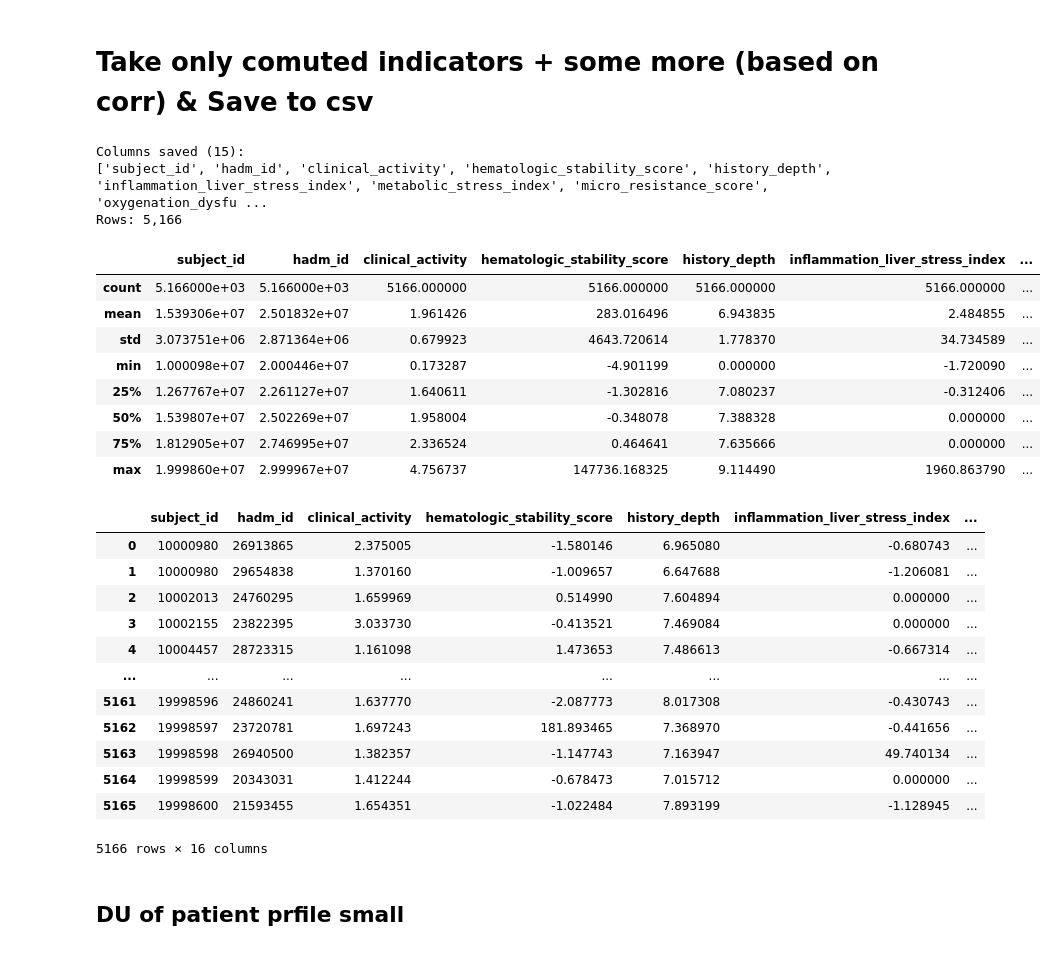
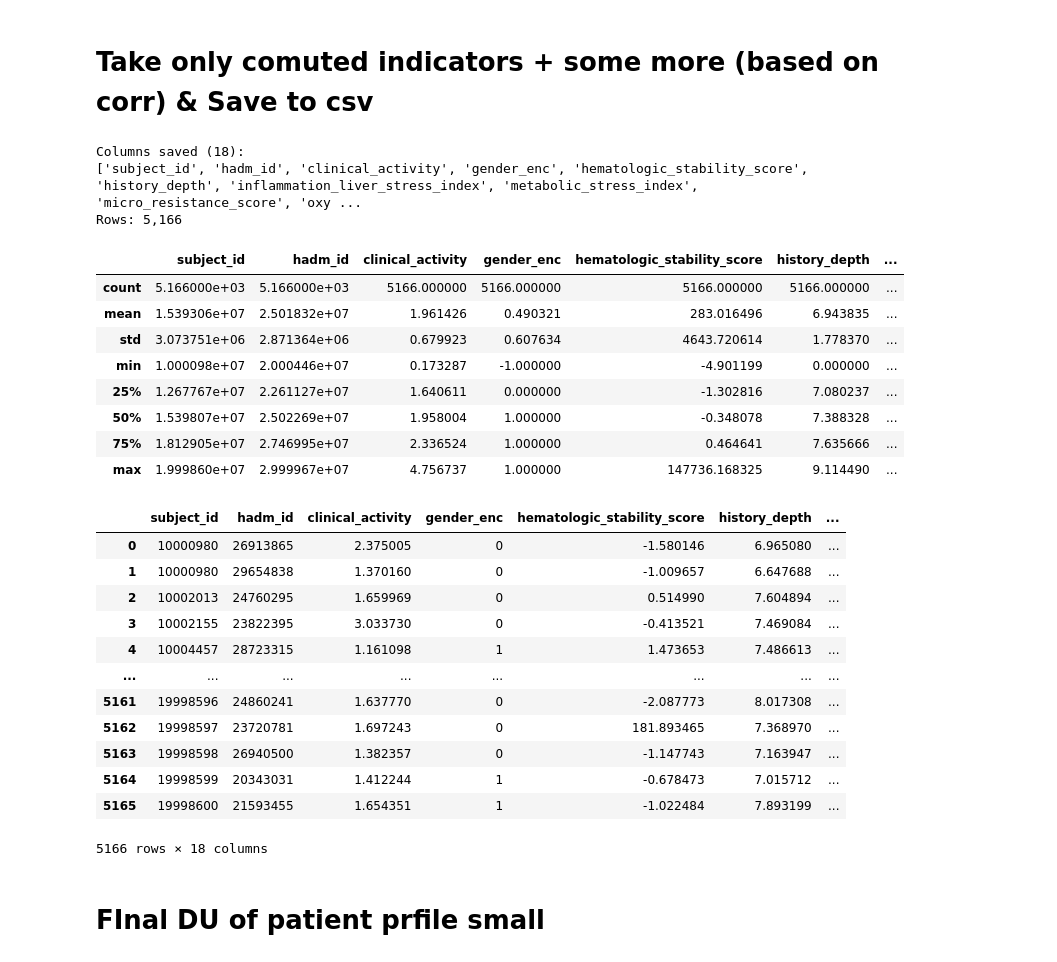
Before and after one commit to alexandermittet/Data_Analytics_for_Health_UniPi, a Jupyter notebook: code/1.2_create_patient_profile.ipynb, the cells around one changed output. Drawn from its saved outputs; the diff is of its cells as text; code cells hidden in the pictures.

```diff
--- a/code/1.2_create_patient_profile.ipynb
+++ b/code/1.2_create_patient_profile.ipynb
@@ -716,7 +716,7 @@ def compute_indicators_and_run_corr(df, data_dir=None, save_plots=True, corr_thr
       3) indicators + small old feature set ['age','n_total_admissions','is_dead','gender']
     Returns: (df_out, corr_results)
     """
-    d = df.copy()
+    d = df.copy()   #'num_imaging_tests', 'num_labs', 'total_microbio_events', 'n_total_admissions'
 
     # --- safe fills for counts / spans (absence -> 0) ---
     counts = ['num_imaging_tests', 'num_labs', 'total_microbio_events', 'total_procedures']
@@ -862,7 +862,7 @@ def compute_indicators_and_run_corr(df, data_dir=None, save_plots=True, corr_thr
     # keep only existing
     old_all = [c for c in core_features_local if c in d.columns]
 
-    small_old = [c for c in ['age','n_total_admissions','is_dead','gender', 'abnormal_ratio', 'qc_fail_ratio'] if c in d.columns]
+    small_old = [c for c in ['num_unique_icd', 'age','n_total_admissions','is_dead','gender', 'abnormal_ratio', 'qc_fail_ratio', 'num_imaging_tests', 'num_labs', 'total_microbio_events', 'n_total_admissions'] if c in d.columns]
 
     # where to save plots
     save_dir = os.path.abspath('.') if data_dir is None else data_dir
@@ -979,58 +985,58 @@ Name: count, dtype: int64
 # %%
 # Build patient_profile_small = subject_id + hadm_id + newly created indicators (exclude has_*) + requested extras
 orig_cols = set(patient_profile.columns)
 new_cols = [c for c in patient_profile_new.columns if c not in orig_cols]
 
 # exclude any has_ columns
 new_indicator_cols = [c for c in new_cols if not c.startswith('has_')]
 
-# requested extras
-extras = ['age','n_total_admissions','is_dead','gender','abnormal_ratio','qc_fail_ratio']
+# extras: NOTE no num_imaging_tests bc high corr with history_depth
+extras = ['age','n_total_admissions','is_dead','gender_enc', 'abnormal_ratio', 'qc_fail_ratio', 'num_labs', 'total_microbio_events', 'n_total_admissions']
 extras_present = [c for c in extras if c in patient_profile_new.columns]
 
 # final ordered, unique list (defensive: keep only columns that actually exist)
 final_cols = ['subject_id', 'hadm_id'] + sorted(new_indicator_cols) + extras_present
 final_cols = [c for i, c in enumerate(final_cols) if c in patient_profile_new.columns and c not in final_cols[:i]]
 
 patient_profile_small = patient_profile_new[final_cols].copy()
 
 print(f"Columns saved ({len(patient_profile_small.columns)}):")
 print(patient_profile_small.columns.tolist())
 print(f"Rows: {len(patient_profile_small):,}")
 patient_profile_small.describe()
 # %% [output]
-Columns saved (15):
-['subject_id', 'hadm_id', 'clinical_activity', 'hematologic_stability_score', 'history_depth', 'inflammation_liver_stress_index', 'metabolic_stress_index', 'micro_resistance_score', 'oxygenation_dysfu ...
+Columns saved (18):
+['subject_id', 'hadm_id', 'clinical_activity', 'gender_enc', 'hematologic_stability_score', 'history_depth', 'inflammation_liver_stress_index', 'metabolic_stress_index', 'micro_resistance_score', 'oxy ...
 Rows: 5,166
-|  | subject_id | hadm_id | clinical_activity | hematologic_stability_score | history_depth | inflammation_liver_stress_index | ... |
+|  | subject_id | hadm_id | clinical_activity | gender_enc | hematologic_stability_score | history_depth | ... |
 | count | 5.166000e+03 | 5.166000e+03 | 5166.000000 | 5166.000000 | 5166.000000 | 5166.000000 | ... |
-| mean | 1.539306e+07 | 2.501832e+07 | 1.961426 | 283.016496 | 6.943835 | 2.484855 | ... |
-| std | 3.073751e+06 | 2.871364e+06 | 0.679923 | 4643.720614 | 1.778370 | 34.734589 | ... |
-| min | 1.000098e+07 | 2.000446e+07 | 0.173287 | -4.901199 | 0.000000 | -1.720090 | ... |
-| 25% | 1.267767e+07 | 2.261127e+07 | 1.640611 | -1.302816 | 7.080237 | -0.312406 | ... |
-| 50% | 1.539807e+07 | 2.502269e+07 | 1.958004 | -0.348078 | 7.388328 | 0.000000 | ... |
-| 75% | 1.812905e+07 | 2.746995e+07 | 2.336524 | 0.464641 | 7.635666 | 0.000000 | ... |
-| max | 1.999860e+07 | 2.999967e+07 | 4.756737 | 147736.168325 | 9.114490 | 1960.863790 | ... |
+| mean | 1.539306e+07 | 2.501832e+07 | 1.961426 | 0.490321 | 283.016496 | 6.943835 | ... |
+| std | 3.073751e+06 | 2.871364e+06 | 0.679923 | 0.607634 | 4643.720614 | 1.778370 | ... |
+| min | 1.000098e+07 | 2.000446e+07 | 0.173287 | -1.000000 | -4.901199 | 0.000000 | ... |
+| 25% | 1.267767e+07 | 2.261127e+07 | 1.640611 | 0.000000 | -1.302816 | 7.080237 | ... |
+| 50% | 1.539807e+07 | 2.502269e+07 | 1.958004 | 1.000000 | -0.348078 | 7.388328 | ... |
+| 75% | 1.812905e+07 | 2.746995e+07 | 2.336524 | 1.000000 | 0.464641 | 7.635666 | ... |
+| max | 1.999860e+07 | 2.999967e+07 | 4.756737 | 1.000000 | 147736.168325 | 9.114490 | ... |
 # %%
 patient_profile_small.to_csv(os.path.join(DATA_DIR, "patient_profile_small.csv"), index=False)
 # %%
 patient_profile_small
 # %% [output]
-|  | subject_id | hadm_id | clinical_activity | hematologic_stability_score | history_depth | inflammation_liver_stress_index | ... |
-| 0 | 10000980 | 26913865 | 2.375005 | -1.580146 | 6.965080 | -0.680743 | ... |
-| 1 | 10000980 | 29654838 | 1.370160 | -1.009657 | 6.647688 | -1.206081 | ... |
-| 2 | 10002013 | 24760295 | 1.659969 | 0.514990 | 7.604894 | 0.000000 | ... |
-| 3 | 10002155 | 23822395 | 3.033730 | -0.413521 | 7.469084 | 0.000000 | ... |
-| 4 | 10004457 | 28723315 | 1.161098 | 1.473653 | 7.486613 | -0.667314 | ... |
+|  | subject_id | hadm_id | clinical_activity | gender_enc | hematologic_stability_score | history_depth | ... |
+| 0 | 10000980 | 26913865 | 2.375005 | 0 | -1.580146 | 6.965080 | ... |
+| 1 | 10000980 | 29654838 | 1.370160 | 0 | -1.009657 | 6.647688 | ... |
+| 2 | 10002013 | 24760295 | 1.659969 | 0 | 0.514990 | 7.604894 | ... |
+| 3 | 10002155 | 23822395 | 3.033730 | 0 | -0.413521 | 7.469084 | ... |
+| 4 | 10004457 | 28723315 | 1.161098 | 1 | 1.473653 | 7.486613 | ... |
 | ... | ... | ... | ... | ... | ... | ... | ... |
-| 5161 | 19998596 | 24860241 | 1.637770 | -2.087773 | 8.017308 | -0.430743 | ... |
-| 5162 | 19998597 | 23720781 | 1.697243 | 181.893465 | 7.368970 | -0.441656 | ... |
-| 5163 | 19998598 | 26940500 | 1.382357 | -1.147743 | 7.163947 | 49.740134 | ... |
-| 5164 | 19998599 | 20343031 | 1.412244 | -0.678473 | 7.015712 | 0.000000 | ... |
-| 5165 | 19998600 | 21593455 | 1.654351 | -1.022484 | 7.893199 | -1.128945 | ... |
+| 5161 | 19998596 | 24860241 | 1.637770 | 0 | -2.087773 | 8.017308 | ... |
+| 5162 | 19998597 | 23720781 | 1.697243 | 0 | 181.893465 | 7.368970 | ... |
+| 5163 | 19998598 | 26940500 | 1.382357 | 0 | -1.147743 | 7.163947 | ... |
+| 5164 | 19998599 | 20343031 | 1.412244 | 1 | -0.678473 | 7.015712 | ... |
+| 5165 | 19998600 | 21593455 | 1.654351 | 1 | -1.022484 | 7.893199 | ... |
-5166 rows × 16 columns
+5166 rows × 18 columns
 # %% [markdown]
-## DU of patient prfile small
+# FInal DU of patient prfile small
 # %%
 patient_profile_small.info()
 # %% [output]
```
Also changed, not shown: parts of 10 cells of this notebook.
